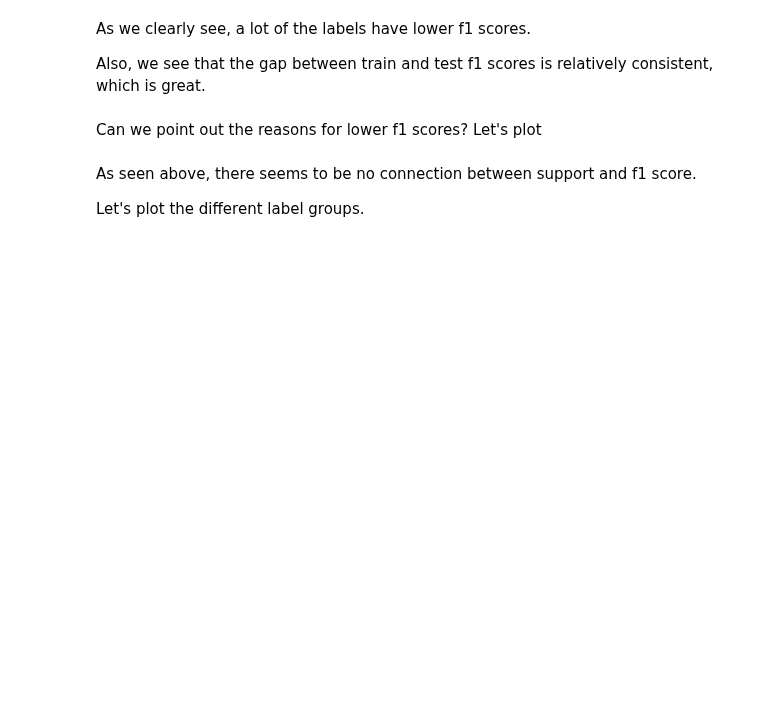
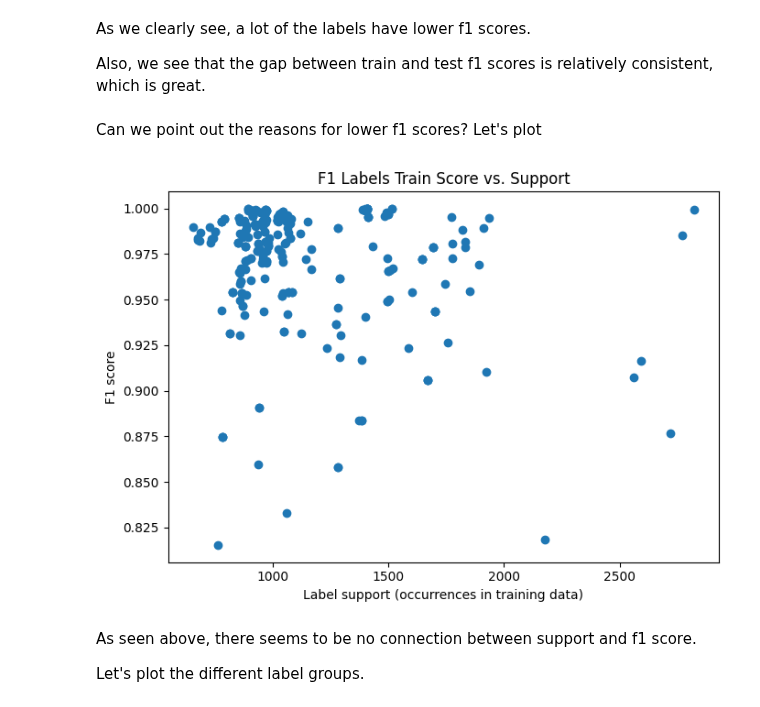
Before and after one commit to EyalShahimov/HebrewWordsAnalysis, a Jupyter notebook: main.ipynb, the cells around one changed output. Drawn from its saved outputs; the diff is of its cells as text; code cells hidden in the pictures; blank space fills up the shorter version.

```diff
--- a/main.ipynb
+++ b/main.ipynb
@@ -984,24 +1054,22 @@ Also, we see that the gap between train and test f1 scores is relatively consist
 # %% [markdown]
 Can we point out the reasons for lower f1 scores? Let's plot
 # %%
-def plot_train_f1_vs_support(Y_train, Y_train_pred):
-    f1s = f1_score(Y_train, Y_train_pred, average=None, zero_division=0)
-    support = Y_train.sum(axis=0)
-
-    df = pd.DataFrame({
-        'support': support,
-        'f1': f1s
-    })
+def plot_scatter_f1_score_support(y_train, y_train_pred):
+    f1_scores = f1_score(y_train, y_train_pred, average=None, zero_division=0)
+    support = y_train.sum(axis=0)
+    df = pd.DataFrame({'support': support, 'f1': f1_scores})
 
     plt.figure(figsize=(7, 5))
-    plt.scatter(df['support'], df['f1'], alpha=0.6)
-    plt.xlabel('Label support (count in training data)')
-    plt.ylabel('F1 score (train)')
-    plt.title('Per-label Train F1 vs. Support')
+    plt.scatter(df['support'], df['f1'])
+    plt.xlabel('Label support (occurrences in training data)')
+    plt.ylabel('F1 score')
+    plt.title('F1 Labels Train Score vs. Support')
     plt.tight_layout()
     plt.show()
 # %%
-plot_train_f1_vs_support(Y_train, Y_train_pred)
+plot_scatter_f1_score_support(Y_TRAIN, Y_TRAIN_PRED)
+# %% [output]
+[figure, added]
 # %% [markdown]
 As seen above, there seems to be no connection between support and f1 score.
 
```
Also changed, not shown: parts of 44 cells of this notebook, 2 other files.
